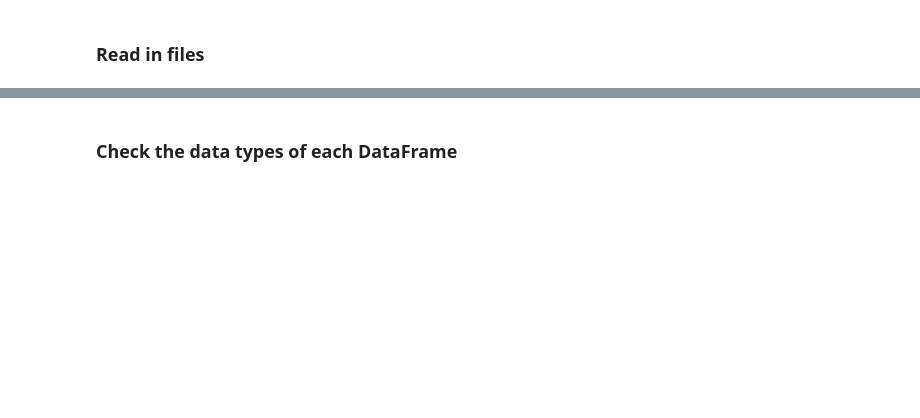
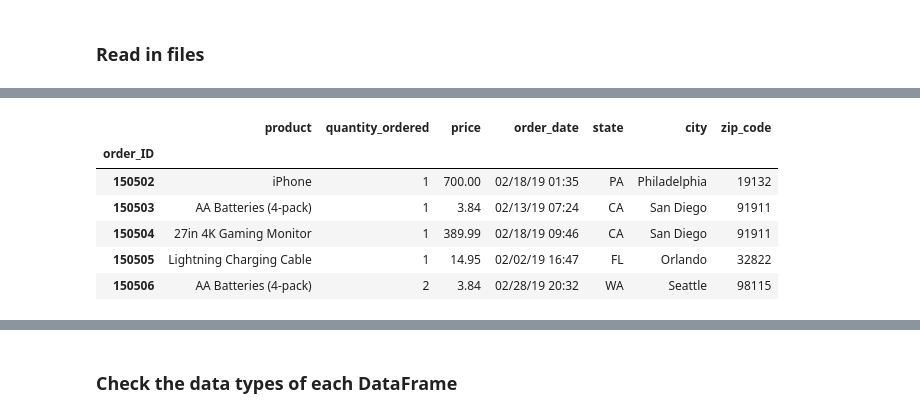
Before and after one commit to kidushaftom/athletic-sales-analysis, a Jupyter notebook: sales_data_starter_code.ipynb, the cells around one changed output, grey strips where cells are left out. Saved outputs shown, nothing was run; the diff lists cells and outputs as text; code cells hidden in the pictures; blank space fills up the shorter version.

```diff
--- a/sales_data_starter_code.ipynb
+++ b/sales_data_starter_code.ipynb
@@ -10,4 +22,13 @@ import pandas as pd
 # %%
 # Show sample of February sales data.
+feb.head(5)
+# %% [output]
+|  | product | quantity_ordered | price | order_date | state | city | zip_code |
+| order_ID |  |  |  |  |  |  |  |
+| 150502 | iPhone | 1 | 700.00 | 02/18/19 01:35 | PA | Philadelphia | 19132 |
+| 150503 | AA Batteries (4-pack) | 1 | 3.84 | 02/13/19 07:24 | CA | San Diego | 91911 |
+| 150504 | 27in 4K Gaming Monitor | 1 | 389.99 | 02/18/19 09:46 | CA | San Diego | 91911 |
+| 150505 | Lightning Charging Cable | 1 | 14.95 | 02/02/19 16:47 | FL | Orlando | 32822 |
+| 150506 | AA Batteries (4-pack) | 2 | 3.84 | 02/28/19 20:32 | WA | Seattle | 98115 |
 # %%
 # Show sample of March sales data.
```
Also changed, not shown: parts of 24 cells of this notebook.
